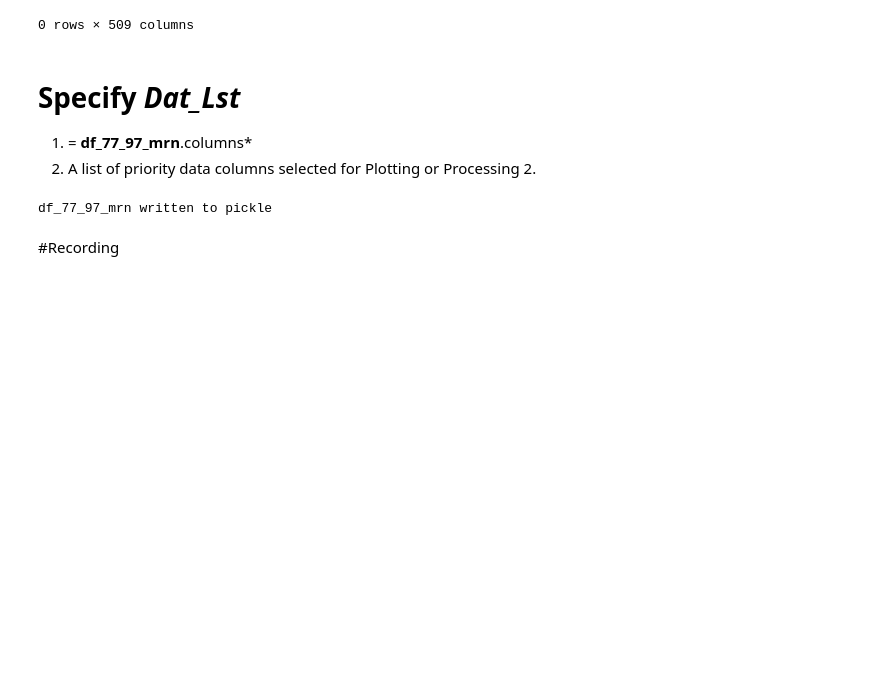
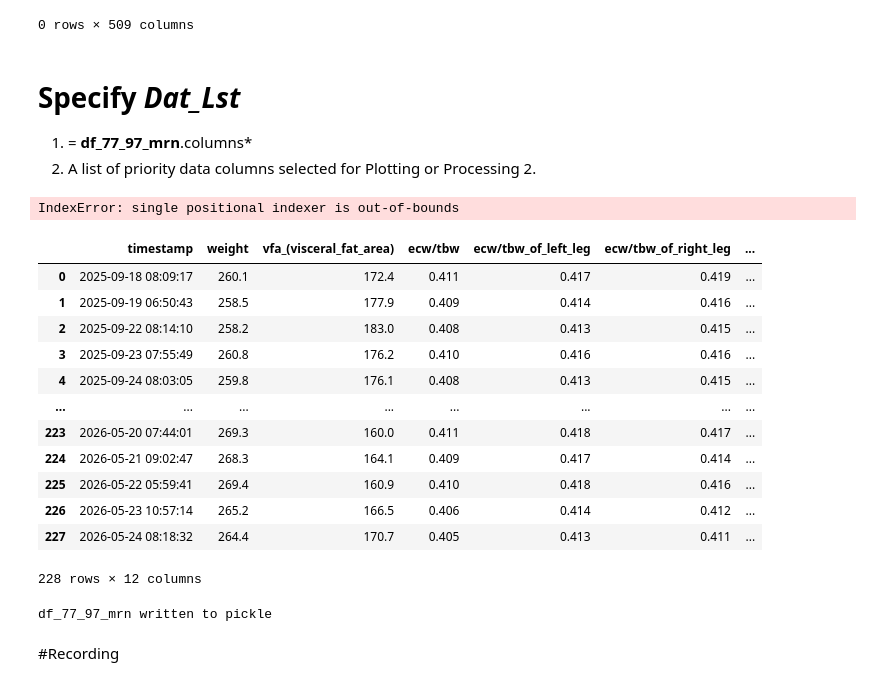
Before and after one commit to 1ratlab/JL_2, a Jupyter notebook: Combining77_97.ipynb, the cells around one changed output. Cells and saved outputs as stored; diff of their text form; code cells hidden in the pictures; blank space fills up the shorter version.

```diff
--- a/Combining77_97.ipynb
+++ b/Combining77_97.ipynb
@@ -329,6 +348,7 @@ df97_mrn[df97_mrn["dtv"].duplicated(keep=False)].sort_values("dtv")
 # verify all_keys  For selecting and copying data column names- COPY DONT TYPE hidden characters can cause failure
 # %%
 Dat_Lst = [
+    "dtv",
     "weight",
     "vfa_(visceral_fat_area)",
     "ecw/tbw",
@@ -346,8 +366,25 @@ Dat_Lst = [
 #Dat_Lst = ["weight",'vfa_(visceral_fat_area)','ecw/tbw', 'ecw/tbw_of_left_leg','bmr_(basal_metabolic_rate)', 'smm_(skeletal_muscle_mass)', 'khz-whole_body_phase_angle','whole_body_ecw/tbw_t_score','icw_(intracellular_water)']
 # %%
 df_77_97_mrn = build_77_97(df77_mrn, df97_mrn, df_cmbn,Dat_Lst)   # Goes to lookup table then get the key name for each data col
+# %% [output]
+IndexError: single positional indexer is out-of-bounds
 # %%
-# verify df_77_97_mrn
+# verify
+df_77_97_mrn
+# %% [output]
+|  | timestamp | weight | vfa_(visceral_fat_area) | ecw/tbw | ecw/tbw_of_left_leg | ecw/tbw_of_right_leg | ... |
+| 0 | 2025-09-18 08:09:17 | 260.1 | 172.4 | 0.411 | 0.417 | 0.419 | ... |
+| 1 | 2025-09-19 06:50:43 | 258.5 | 177.9 | 0.409 | 0.414 | 0.416 | ... |
+| 2 | 2025-09-22 08:14:10 | 258.2 | 183.0 | 0.408 | 0.413 | 0.415 | ... |
+| 3 | 2025-09-23 07:55:49 | 260.8 | 176.2 | 0.410 | 0.416 | 0.416 | ... |
+| 4 | 2025-09-24 08:03:05 | 259.8 | 176.1 | 0.408 | 0.413 | 0.415 | ... |
+| ... | ... | ... | ... | ... | ... | ... | ... |
+| 223 | 2026-05-20 07:44:01 | 269.3 | 160.0 | 0.411 | 0.418 | 0.417 | ... |
+| 224 | 2026-05-21 09:02:47 | 268.3 | 164.1 | 0.409 | 0.417 | 0.414 | ... |
+| 225 | 2026-05-22 05:59:41 | 269.4 | 160.9 | 0.410 | 0.418 | 0.416 | ... |
+| 226 | 2026-05-23 10:57:14 | 265.2 | 166.5 | 0.406 | 0.414 | 0.412 | ... |
+| 227 | 2026-05-24 08:18:32 | 264.4 | 170.7 | 0.405 | 0.413 | 0.411 | ... |
+228 rows × 12 columns
 # %%
 # This is the ready to plot list of combined 97 77 data of most interest
 write_df_to_pickle(df_77_97_mrn, "df_77_97_mrn.pkl")
```
Also changed, not shown: parts of 1 cell of this notebook, 16 other files.
